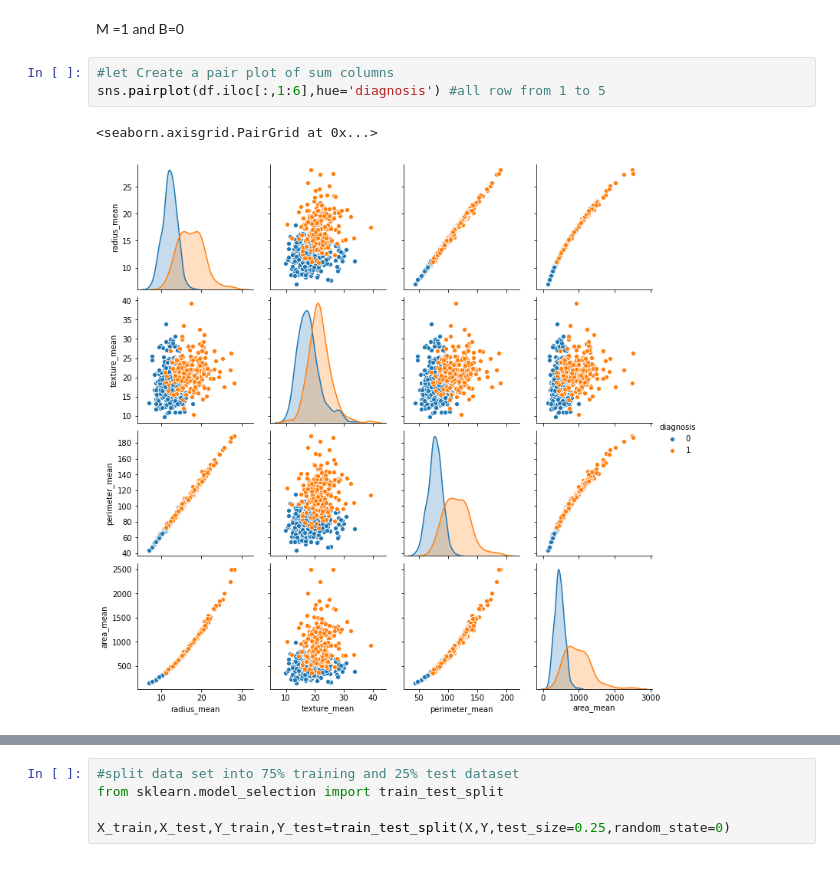
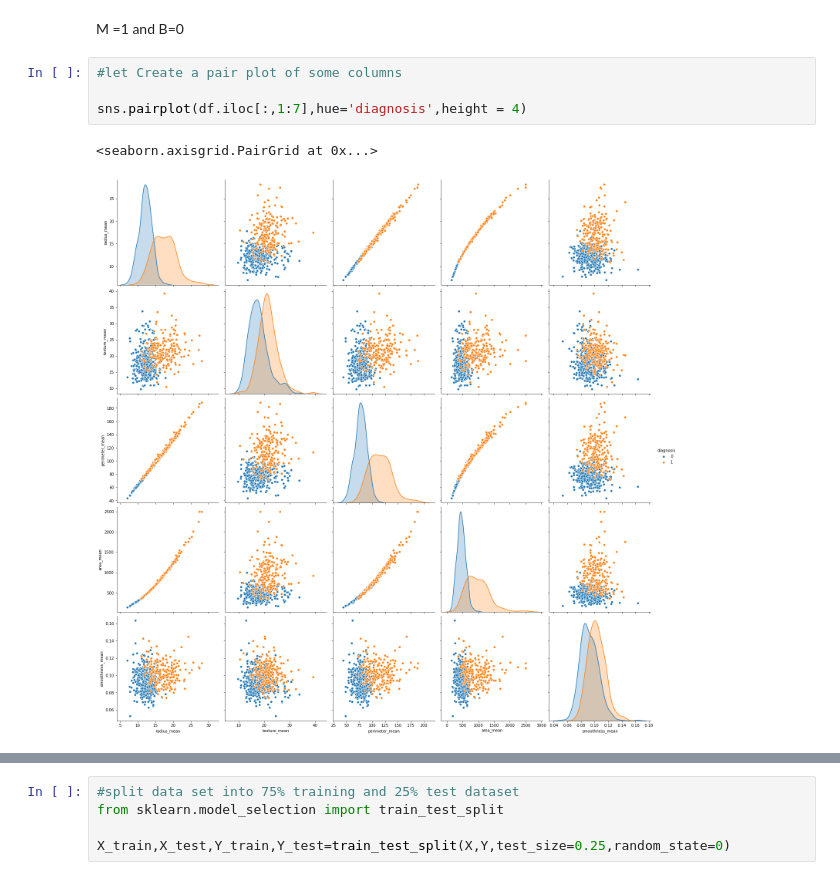
Before and after one commit to Rahulraj31/Breast-Cancer-Analysis-and-Prediction-Using-ML, a Jupyter notebook: project.ipynb, the cells around one changed output, grey strips where cells are left out. Saved outputs shown, nothing was run; the diff lists cells and outputs as text.

```diff
--- a/project.ipynb
+++ b/project.ipynb
@@ -128,9 +138,10 @@ Name: diagnosis, Length: 569, dtype: int64
 # %% [markdown]
 M =1 and B=0
 # %%
-#let Create a pair plot of sum columns
-sns.pairplot(df.iloc[:,1:6],hue='diagnosis') #all row from 1 to 5
+#let Create a pair plot of some columns
+
+sns.pairplot(df.iloc[:,1:7],hue='diagnosis',height = 4)
 # %% [output]
 <seaborn.axisgrid.PairGrid at 0x...>
-[figure, old version]
+[figure, new version]
 # %%
```
Also changed, not shown: parts of 12 cells of this notebook.
